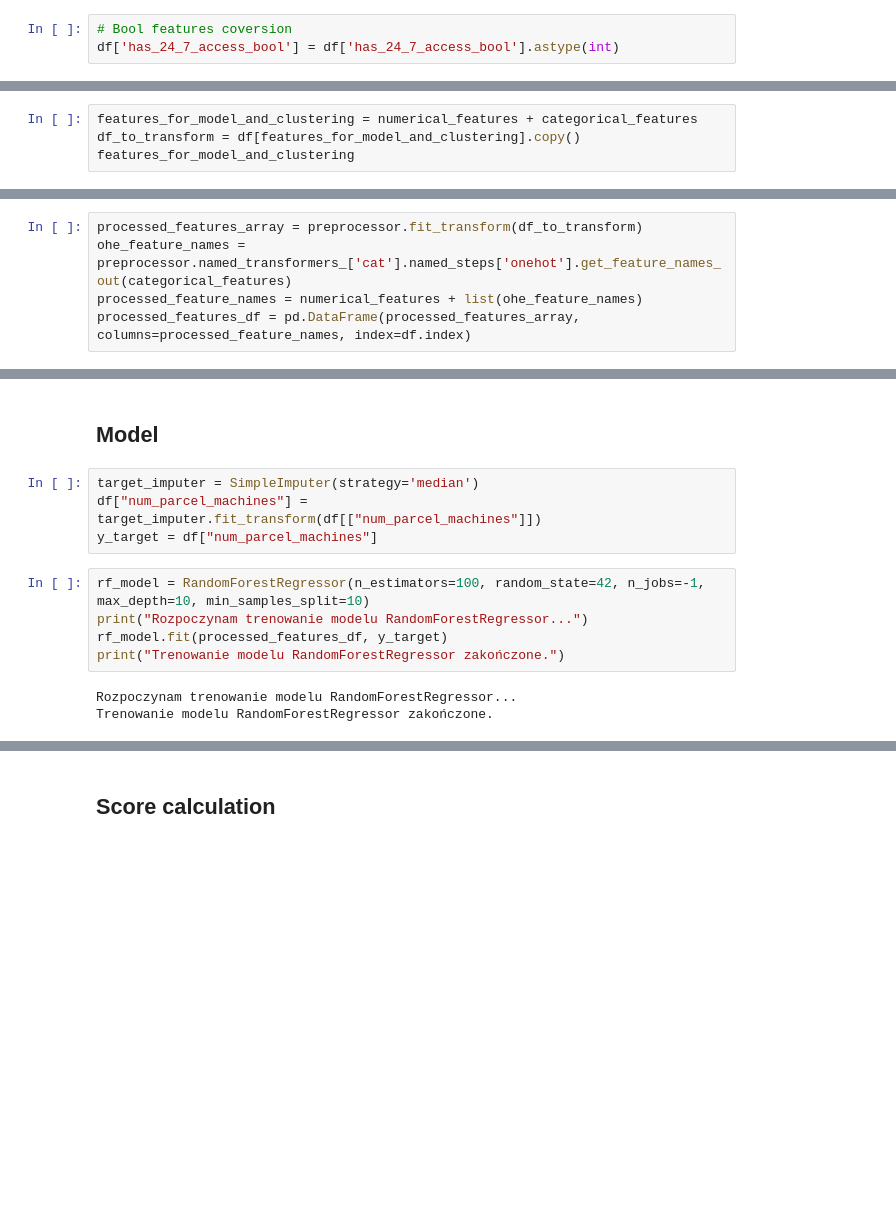
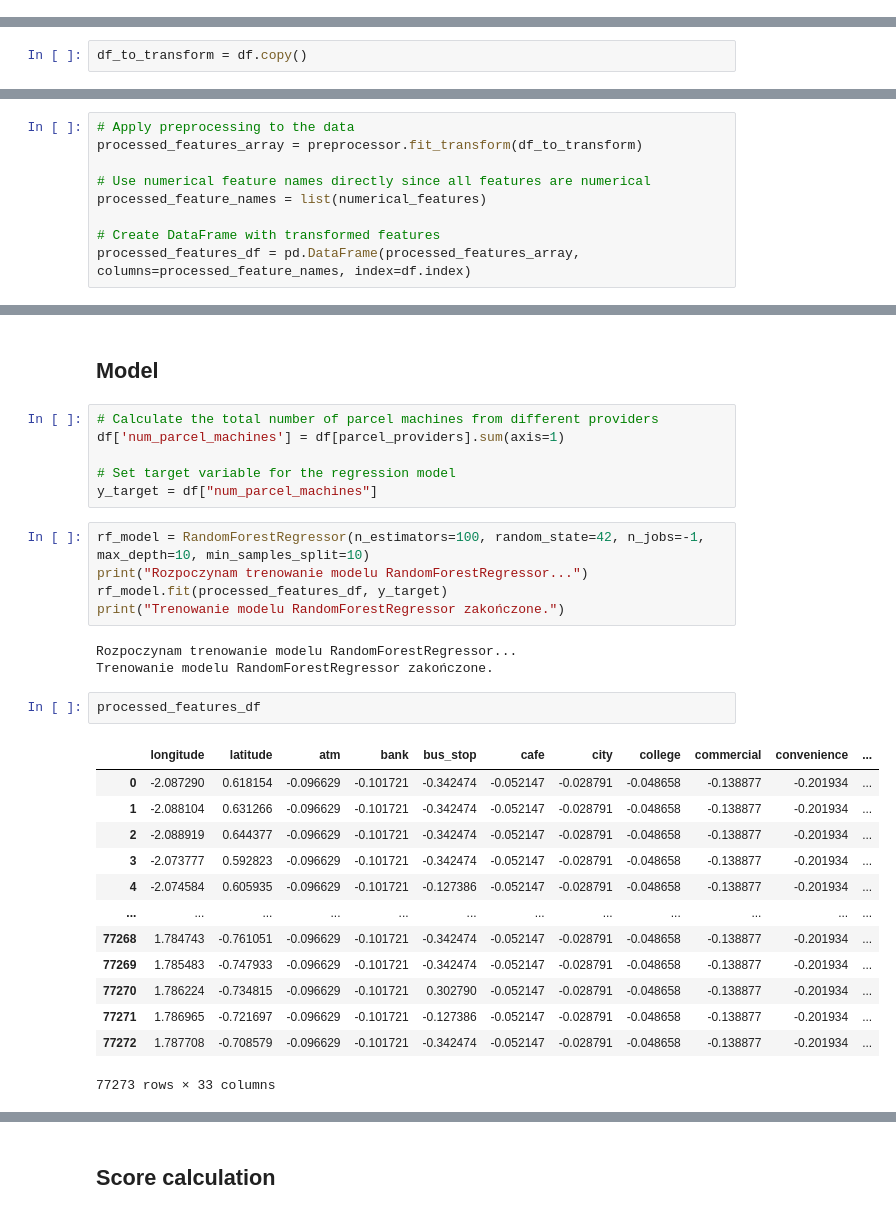
Before and after one commit to AleksanderWWW/gen-z4ikers, a Jupyter notebook: Finale/kmeans_and_regression.ipynb, the cells around one changed output, grey strips where cells are left out. Saved outputs shown, nothing was run; the diff lists cells and outputs as text; blank space fills up the shorter version.

Commit message:
Kmeans regression update

```diff
--- a/Finale/kmeans_and_regression.ipynb
+++ b/Finale/kmeans_and_regression.ipynb
@@ -34,7 +35,4 @@ df
 n_clusters = 7
 # %% [markdown]
 ## Preprocessing
-# %%
-# Bool features coversion
-df['has_24_7_access_bool'] = df['has_24_7_access_bool'].astype(int)
 # %%
@@ -69,5 +59,3 @@ preprocessor = ColumnTransformer(
 )
 # %%
-features_for_model_and_clustering = numerical_features + categorical_features
-df_to_transform = df[features_for_model_and_clustering].copy()
-features_for_model_and_clustering
+df_to_transform = df.copy()
@@ -95,7 +62,11 @@ features_for_model_and_clustering
 # %%
+# Apply preprocessing to the data
 processed_features_array = preprocessor.fit_transform(df_to_transform)
-ohe_feature_names = preprocessor.named_transformers_['cat'].named_steps['onehot'].get_feature_names_out(categorical_features)
-processed_feature_names = numerical_features + list(ohe_feature_names)
+
+# Use numerical feature names directly since all features are numerical
+processed_feature_names = list(numerical_features)
+
+# Create DataFrame with transformed features
 processed_features_df = pd.DataFrame(processed_features_array, columns=processed_feature_names, index=df.index)
 # %% [markdown]
 ## K-MEANS Clustering
@@ -110,8 +81,10 @@ Klastrowanie zakończone. Liczba klastrów: 7
 # %% [markdown]
 ## Model
 # %%
-target_imputer = SimpleImputer(strategy='median')
-df["num_parcel_machines"] = target_imputer.fit_transform(df[["num_parcel_machines"]])
+# Calculate the total number of parcel machines from different providers
+df['num_parcel_machines'] = df[parcel_providers].sum(axis=1)
+
+# Set target variable for the regression model
 y_target = df["num_parcel_machines"]
 # %%
 rf_model = RandomForestRegressor(n_estimators=100, random_state=42, n_jobs=-1, max_depth=10, min_samples_split=10)
@@ -121,4 +94,20 @@ print("Trenowanie modelu RandomForestRegressor zakończone.")
 # %% [output]
 Rozpoczynam trenowanie modelu RandomForestRegressor...
 Trenowanie modelu RandomForestRegressor zakończone.
+# %%
+processed_features_df
+# %% [output]
+|  | longitude | latitude | atm | bank | bus_stop | cafe | city | college | commercial | convenience | ... |
+| 0 | -2.087290 | 0.618154 | -0.096629 | -0.101721 | -0.342474 | -0.052147 | -0.028791 | -0.048658 | -0.138877 | -0.201934 | ... |
+| 1 | -2.088104 | 0.631266 | -0.096629 | -0.101721 | -0.342474 | -0.052147 | -0.028791 | -0.048658 | -0.138877 | -0.201934 | ... |
+| 2 | -2.088919 | 0.644377 | -0.096629 | -0.101721 | -0.342474 | -0.052147 | -0.028791 | -0.048658 | -0.138877 | -0.201934 | ... |
+| 3 | -2.073777 | 0.592823 | -0.096629 | -0.101721 | -0.342474 | -0.052147 | -0.028791 | -0.048658 | -0.138877 | -0.201934 | ... |
+| 4 | -2.074584 | 0.605935 | -0.096629 | -0.101721 | -0.127386 | -0.052147 | -0.028791 | -0.048658 | -0.138877 | -0.201934 | ... |
+| ... | ... | ... | ... | ... | ... | ... | ... | ... | ... | ... | ... |
+| 77268 | 1.784743 | -0.761051 | -0.096629 | -0.101721 | -0.342474 | -0.052147 | -0.028791 | -0.048658 | -0.138877 | -0.201934 | ... |
+| 77269 | 1.785483 | -0.747933 | -0.096629 | -0.101721 | -0.342474 | -0.052147 | -0.028791 | -0.048658 | -0.138877 | -0.201934 | ... |
+| 77270 | 1.786224 | -0.734815 | -0.096629 | -0.101721 | 0.302790 | -0.052147 | -0.028791 | -0.048658 | -0.138877 | -0.201934 | ... |
+| 77271 | 1.786965 | -0.721697 | -0.096629 | -0.101721 | -0.127386 | -0.052147 | -0.028791 | -0.048658 | -0.138877 | -0.201934 | ... |
+| 77272 | 1.787708 | -0.708579 | -0.096629 | -0.101721 | -0.342474 | -0.052147 | -0.028791 | -0.048658 | -0.138877 | -0.201934 | ... |
+77273 rows × 33 columns
 # %%
```
Also changed, not shown: parts of 8 cells of this notebook, 2 other files.
